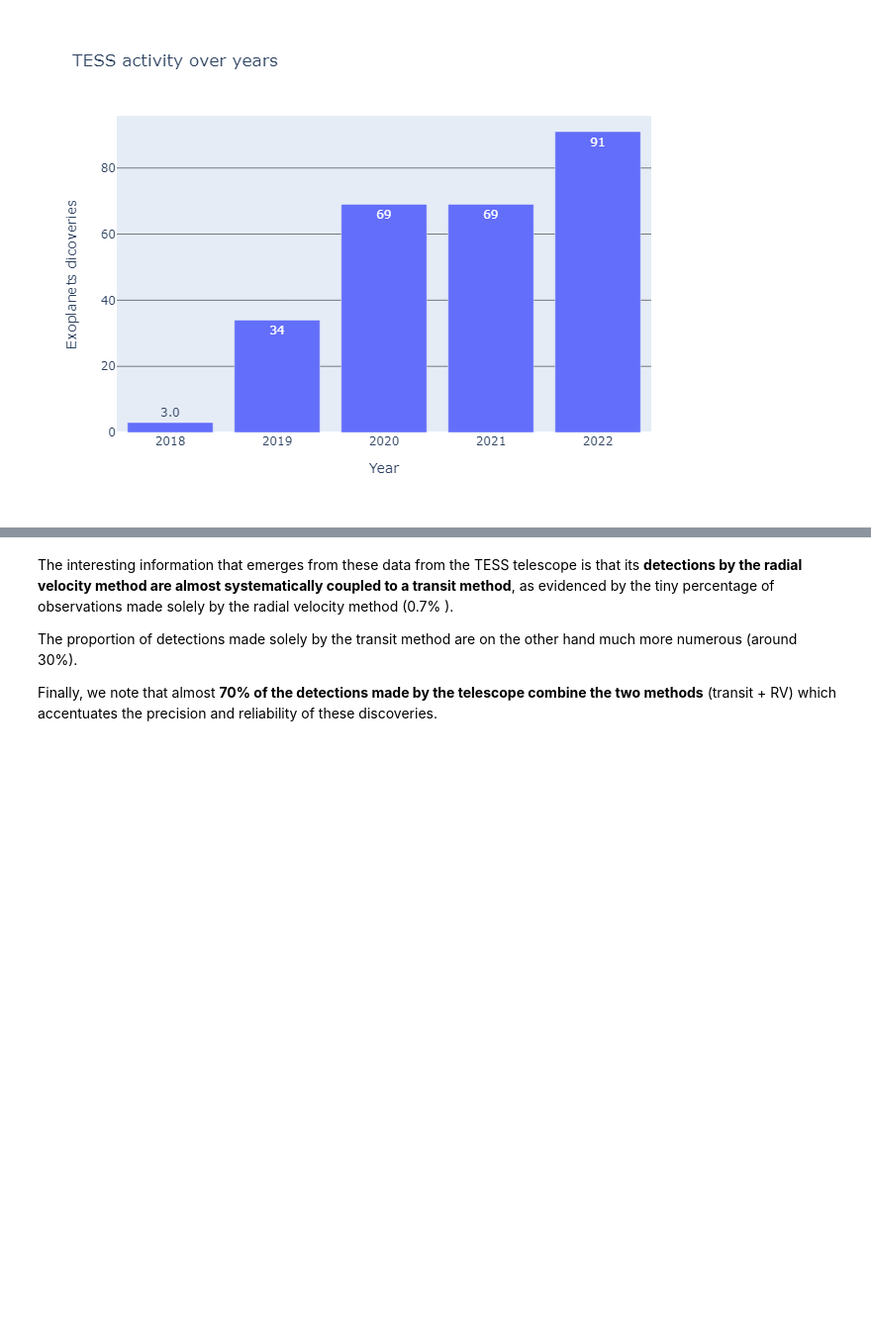
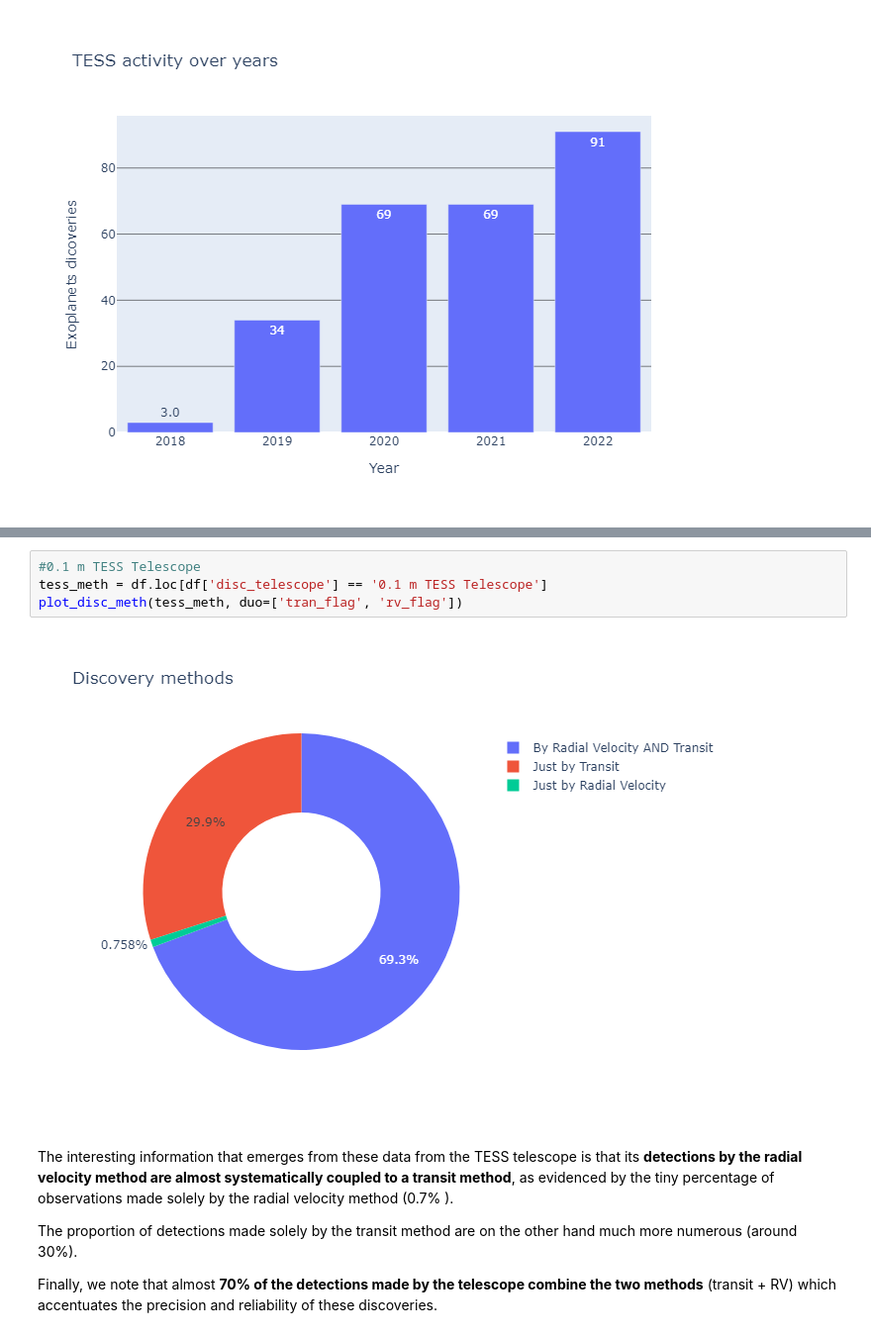
Before and after one commit to Kartmaan/Exoplanets, a Jupyter notebook: exoplanets.ipynb, the cells around one changed output, grey strips where cells are left out. Shown: that part at 99% size. Drawn from its saved outputs; the diff is of its cells as text; blank space fills up the shorter version.

```diff
--- a/exoplanets.ipynb
+++ b/exoplanets.ipynb
@@ -659,3 +665,9 @@ Image(img)
+# %%
+#0.1 m TESS Telescope
+tess_meth = df.loc[df['disc_telescope'] == '0.1 m TESS Telescope']
+plot_disc_meth(tess_meth, duo=['tran_flag', 'rv_flag'])
+# %% [output]
+[figure, added]
 # %% [markdown]
 The interesting information that emerges from these data from the TESS telescope is that its **detections by the radial velocity method are almost systematically coupled to a transit method**, as evidenced by the tiny percentage of observations made solely by the radial velocity method (0.7% ).
 
```
Also changed, not shown: parts of 40 cells of this notebook, 1 other file.
